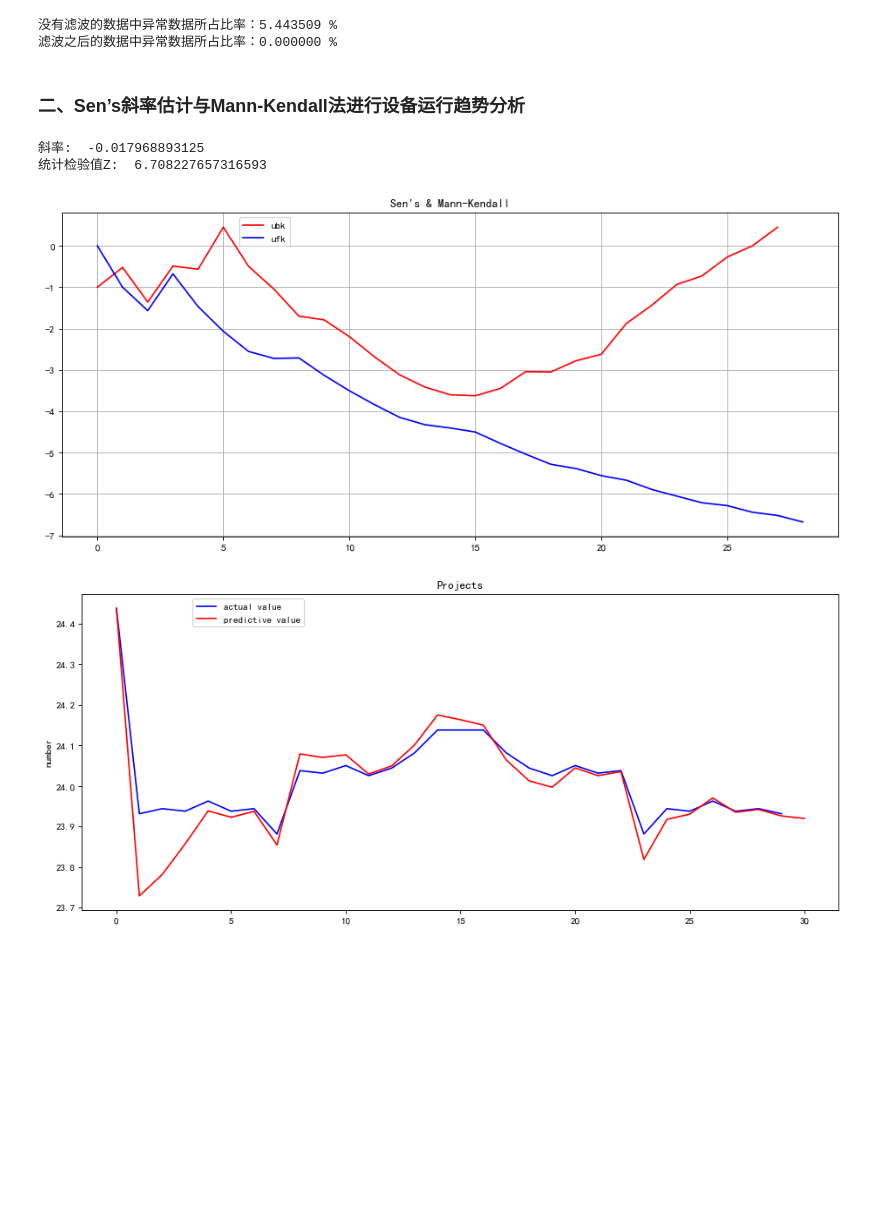
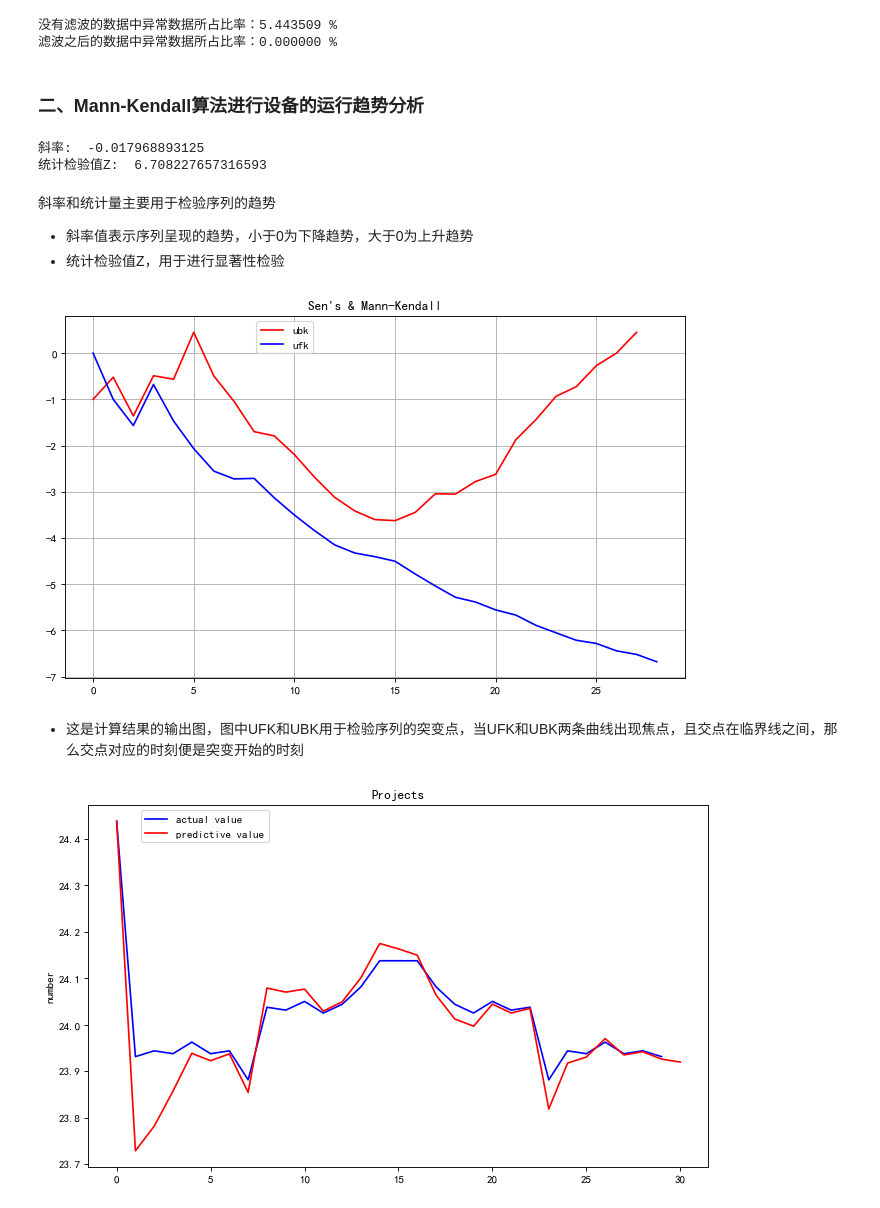
Before and after one commit to gavin-kang/AiPlatform, a Jupyter notebook: model_show.ipynb, the cells around one changed output. Saved outputs shown, nothing was run; the diff lists cells and outputs as text; code cells hidden in the pictures; blank space fills up the shorter version.

```diff
--- a/model_show.ipynb
+++ b/model_show.ipynb
@@ -133,8 +133,8 @@ print('滤波之后的数据中异常数据所占比率：%f %%' % rate_hp)
 # %% [output]
 没有滤波的数据中异常数据所占比率：5.443509 %
 滤波之后的数据中异常数据所占比率：0.000000 %
-# %% [markdown]
-### 二、Sen’s斜率估计与Mann-Kendall法进行设备运行趋势分析 ###
+# %% [markdown]
+### 二、Mann-Kendall算法进行设备的运行趋势分析 ###
 # %%
 def mk(x):
     s=0
@@ -276,19 +276,25 @@ print("统计检验值Z: ", zc1)
 # %% [output]
 斜率:  -0.017968893125
 统计检验值Z:  6.708227657316593
+# %% [markdown]
+斜率和统计量主要用于检验序列的趋势
+* 斜率值表示序列呈现的趋势，小于0为下降趋势，大于0为上升趋势
+* 统计检验值Z，用于进行显著性检验
 # %%
-plt.figure(figsize=(14, 6), dpi=80)
+plt.figure(figsize=(10, 6), dpi=80)
 plt.plot(list_ubk,'r', label='ubk')
 plt.plot(list_ufk,'b',label='ufk')
 plt.legend(bbox_to_anchor=[0.3, 1])
 plt.title("Sen's & Mann-Kendall")
 # plt.legend(loc='lower right')
 plt.grid()
 plt.show()
-
-sp_list = es(list_data)
-# WriteCSVData(sp_list, "projects/AiPlatform/sens_mann-kendall/data/data_sp.csv")
-show_data(list_data, sp_list)
 # %% [output]
-[figure, old version]
+[figure, new version]
-[figure, removed]
+# %% [markdown]
+* 这是计算结果的输出图，图中UFK和UBK用于检验序列的突变点，当UFK和UBK两条曲线出现焦点，且交点在临界线之间，那么交点对应的时刻便是突变开始的时刻
+# %%
+sp_list = es(list_data)
+show_data(list_data, sp_list)
+# %% [output]
+[figure, added]
```
Also changed, not shown: parts of 3 cells of this notebook, 5 other files.
